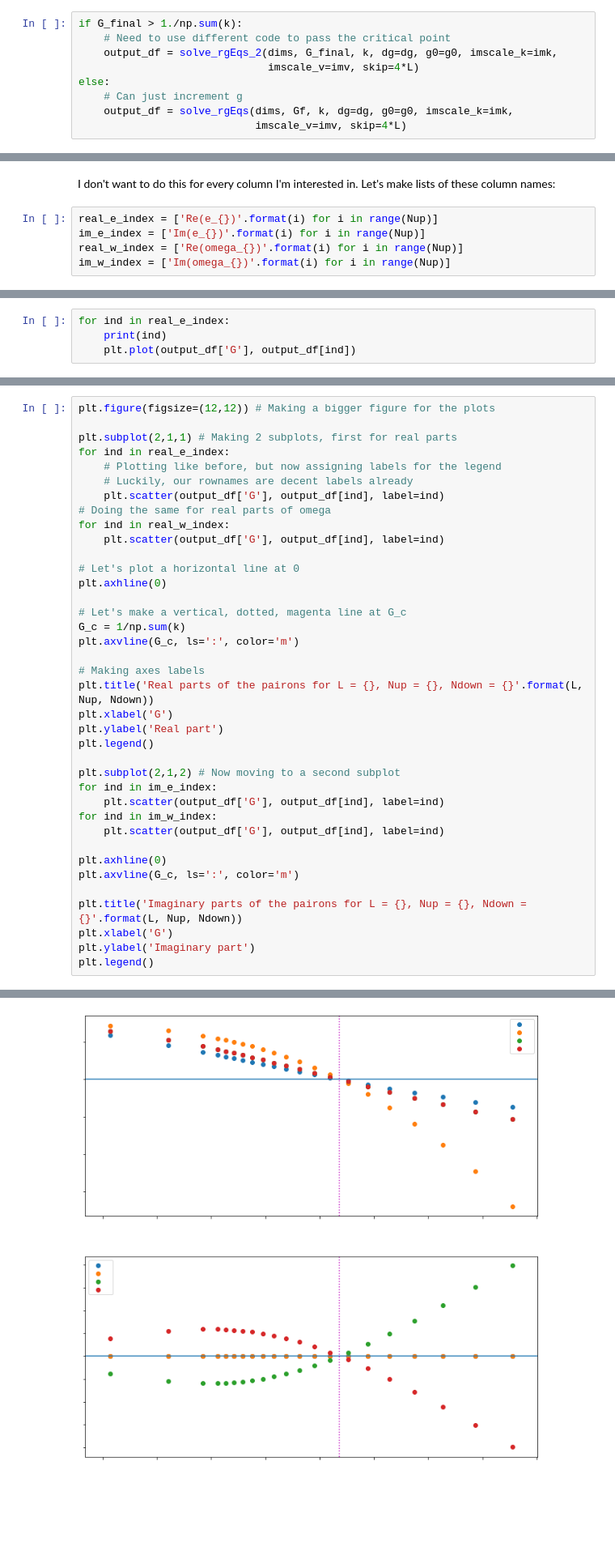
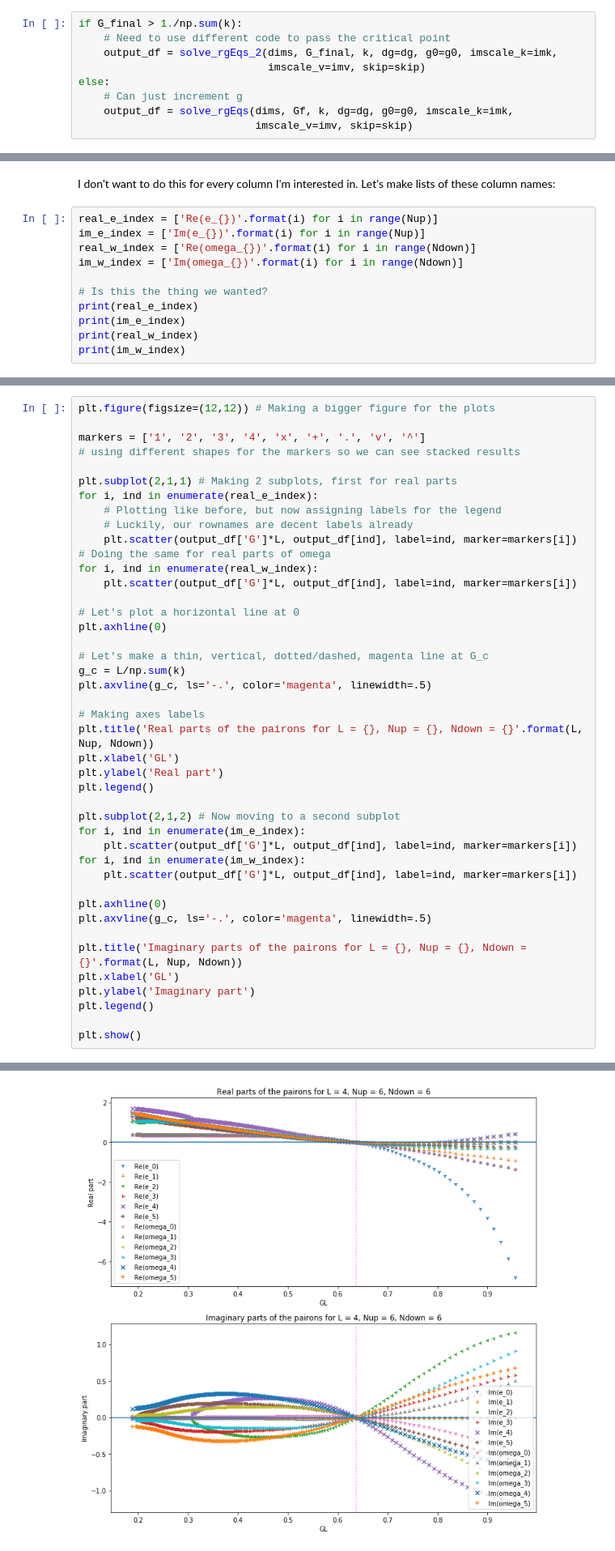
Before and after one commit to wholdhus/so5-richardson-gaudin, a Jupyter notebook: example.ipynb, the cells around one changed output, grey strips where cells are left out. Shown at 81% size. Saved outputs shown, nothing was run; the diff lists cells and outputs as text; blank space fills up the shorter version.

```diff
--- a/example.ipynb
+++ b/example.ipynb
@@ -37,10 +56,10 @@ it has trouble converging, at which point it switches to incrementing 1/g.
 if G_final > 1./np.sum(k):
     # Need to use different code to pass the critical point
     output_df = solve_rgEqs_2(dims, G_final, k, dg=dg, g0=g0, imscale_k=imk,
-                              imscale_v=imv, skip=4*L)
+                              imscale_v=imv, skip=skip)
 else:
     # Can just increment g
     output_df = solve_rgEqs(dims, Gf, k, dg=dg, g0=g0, imscale_k=imk,
-                            imscale_v=imv, skip=4*L)
+                            imscale_v=imv, skip=skip)
 # %% [output]
 Initial guesses:
@@ -179,5 +136,11 @@ I don't want to do this for every column I'm interested in. Let's make lists of
 # %%
 real_e_index = ['Re(e_{})'.format(i) for i in range(Nup)]
 im_e_index = ['Im(e_{})'.format(i) for i in range(Nup)]
-real_w_index = ['Re(omega_{})'.format(i) for i in range(Nup)]
-im_w_index = ['Im(omega_{})'.format(i) for i in range(Nup)]
+real_w_index = ['Re(omega_{})'.format(i) for i in range(Ndown)]
+im_w_index = ['Im(omega_{})'.format(i) for i in range(Ndown)]
+
+# Is this the thing we wanted?
+print(real_e_index)
+print(im_e_index)
+print(real_w_index)
+print(im_w_index)
@@ -186,4 +151,0 @@ Let's plot all the real parts of the e_alpha compared to G. I'm also printing ea
-# %%
-for ind in real_e_index:
-    print(ind)
-    plt.plot(output_df['G'], output_df[ind])
@@ -196,39 +154,44 @@ Finally, let's make a better plot with labels and titles and legends! Also, let'
 # %%
 plt.figure(figsize=(12,12)) # Making a bigger figure for the plots
 
+markers = ['1', '2', '3', '4', 'x', '+', '.', 'v', '^']
+# using different shapes for the markers so we can see stacked results
+
 plt.subplot(2,1,1) # Making 2 subplots, first for real parts
-for ind in real_e_index:
+for i, ind in enumerate(real_e_index):
     # Plotting like before, but now assigning labels for the legend
     # Luckily, our rownames are decent labels already
-    plt.scatter(output_df['G'], output_df[ind], label=ind)
+    plt.scatter(output_df['G']*L, output_df[ind], label=ind, marker=markers[i])
 # Doing the same for real parts of omega
-for ind in real_w_index:
-    plt.scatter(output_df['G'], output_df[ind], label=ind)
+for i, ind in enumerate(real_w_index):
+    plt.scatter(output_df['G']*L, output_df[ind], label=ind, marker=markers[i])
 
 # Let's plot a horizontal line at 0
 plt.axhline(0)
 
-# Let's make a vertical, dotted, magenta line at G_c
-G_c = 1/np.sum(k)
-plt.axvline(G_c, ls=':', color='m')
+# Let's make a thin, vertical, dotted/dashed, magenta line at G_c
+g_c = L/np.sum(k)
+plt.axvline(g_c, ls='-.', color='magenta', linewidth=.5)
 
 # Making axes labels
 plt.title('Real parts of the pairons for L = {}, Nup = {}, Ndown = {}'.format(L, Nup, Ndown))
-plt.xlabel('G')
+plt.xlabel('GL')
 plt.ylabel('Real part')
 plt.legend()
 
 plt.subplot(2,1,2) # Now moving to a second subplot
-for ind in im_e_index:
-    plt.scatter(output_df['G'], output_df[ind], label=ind)
-for ind in im_w_index:
-    plt.scatter(output_df['G'], output_df[ind], label=ind)
+for i, ind in enumerate(im_e_index):
+    plt.scatter(output_df['G']*L, output_df[ind], label=ind, marker=markers[i])
+for i, ind in enumerate(im_w_index):
+    plt.scatter(output_df['G']*L, output_df[ind], label=ind, marker=markers[i])
 
 plt.axhline(0)
-plt.axvline(G_c, ls=':', color='m')
+plt.axvline(g_c, ls='-.', color='magenta', linewidth=.5)
 
 plt.title('Imaginary parts of the pairons for L = {}, Nup = {}, Ndown = {}'.format(L, Nup, Ndown))
-plt.xlabel('G')
+plt.xlabel('GL')
 plt.ylabel('Imaginary part')
 plt.legend()
+
+plt.show()
 # %% [output]
@@ -236 +198 @@ plt.legend()
-[figure, old version]
+[figure, new version]
```
Also changed, not shown: parts of 46 cells of this notebook, 1 other file.
